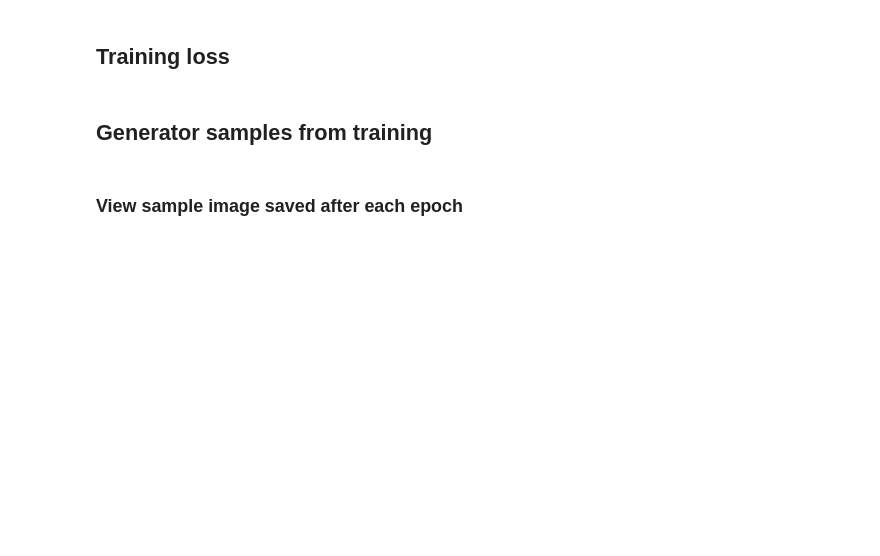
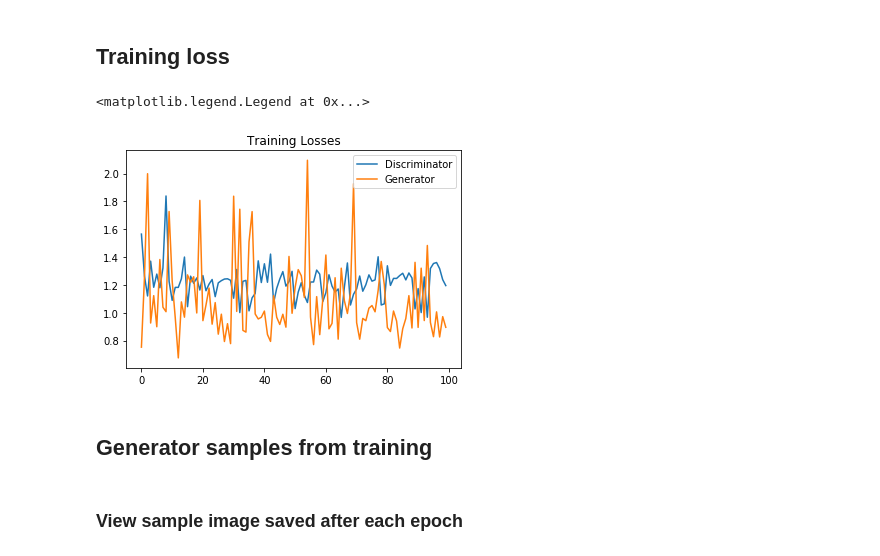
Before and after one commit to deepakupman/GAN_MNIST, a Jupyter notebook: GAN_MNIST.ipynb, the cells around one changed output. Cells and saved outputs as stored; diff of their text form; code cells hidden in the pictures; blank space fills up the shorter version.

Commit message:
Generated random images

```diff
--- a/GAN_MNIST.ipynb
+++ b/GAN_MNIST.ipynb
@@ -56,4 +53,7 @@ import torch.nn.functional as F
 # %%
+import torch.nn as nn
+import torch.nn.functional as F
+
 class Discriminator(nn.Module):
   def __init__(self, input_size, hidden_dim, output_size):
     super(Discriminator, self).__init__()
@@ -71,11 +71,11 @@ class Discriminator(nn.Module):
     x = x.view(-1, 28*28)
 
     x = F.leaky_relu(self.fc1(x), negative_slope=0.2)
-    x = dropout(x)
+    x = self.dropout(x)
     x = F.leaky_relu(self.fc2(x), negative_slope=0.2)
-    x = dropout(x)
+    x = self.dropout(x)
     x = F.leaky_relu(self.fc3(x), negative_slope=0.2)
-    x = dropout(x)
+    x = self.dropout(x)
 
     # output
     return self.fc4(x)
@@ -84,6 +84,7 @@ class Discriminator(nn.Module):
 # %%
 class Generator(nn.Module):
   def __init__(self, input_size, hidden_dim, output_size):
+    super(Generator, self).__init__()
     # hidden linear layers
     self.fc1 = nn.Linear(input_size, hidden_dim)
     self.fc2 = nn.Linear(hidden_dim, hidden_dim*2)
@@ -95,11 +96,11 @@ class Generator(nn.Module):
 
   def forward(self, x):
     x = F.leaky_relu(self.fc1(x), negative_slope=0.2)
-    x = dropout(x)
+    x = self.dropout(x)
     x = F.leaky_relu(self.fc2(x), negative_slope=0.2)
-    x = dropout(x)
+    x = self.dropout(x)
     x = F.leaky_relu(self.fc3(x), negative_slope=0.2)
-    x = dropout(x)
+    x = self.dropout(x)
     x = F.tanh(self.fc4(x))
 
     return x
@@ -218,7 +235,7 @@ D.train()
 G.train()
 
 for epoch in tqdm_notebook(range(num_epochs)):
-  for r_image, _ in tqdm_notebook(train_loader):
+  for r_image, _ in train_loader:
     batch_size = r_image.size(0)
 
     # rescale image into [-1, 1]
@@ -266,12 +283,15 @@ for epoch in tqdm_notebook(range(num_epochs)):
     g_optimizer.step()
 
 
+  print('Epoch [{:5d}/{:5d}] | d_loss: {:6.4f} | g_loss: {:6.4f}'.format(
+                    epoch+1, num_epochs, d_loss.item(), g_loss.item()))
+
   # append d_loss and g_loss
   losses.append((d_loss.item(), g_loss.item()))
 
   # generate and save fake image after each epoch
   # turn on eval mode for G
-  g.eval()
+  G.eval()
   samples.append(G(fixed_z))
   # turn on train mode for G
   G.train()
@@ -280,10 +319,13 @@ for epoch in tqdm_notebook(range(num_epochs)):
 # %%
 fig, ax = plt.subplots()
 losses = np.array(losses)
-plt.plot(losses[0], label="Discriminator")
-plt.plot(losses[1], label="Generator")
+plt.plot(losses.T[0], label="Discriminator")
+plt.plot(losses.T[1], label="Generator")
 plt.title("Training Losses")
 plt.legend()
+# %% [output]
+<matplotlib.legend.Legend at 0x...>
+[figure, added]
 # %% [markdown]
 ## Generator samples from training
 # %%
```
Also changed, not shown: parts of 5 cells of this notebook.
